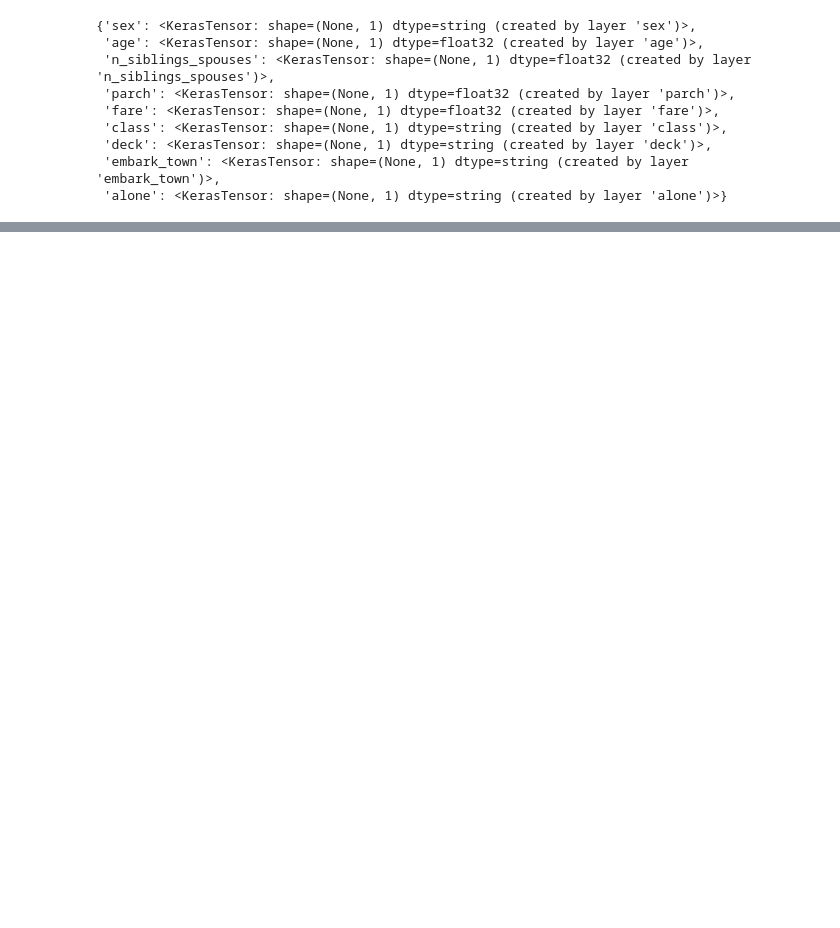
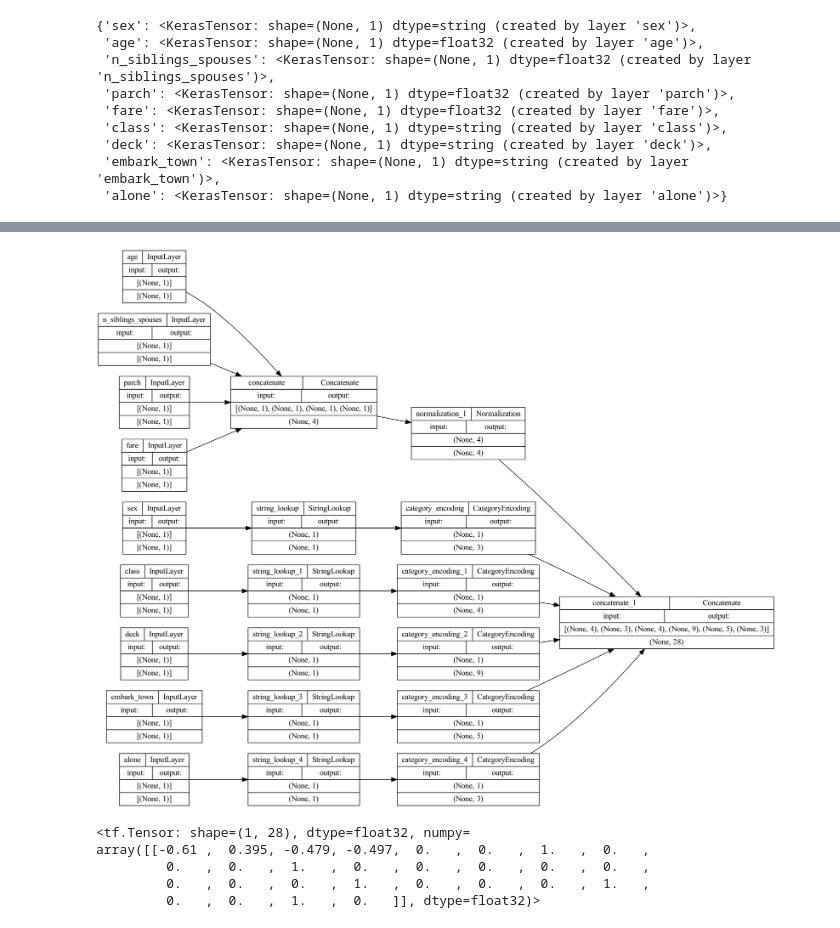
Before and after one commit to cswnote/tf25, a Jupyter notebook: tutorial Load CSV data.ipynb, the cells around one changed output, grey strips where cells are left out. Cells and saved outputs as stored; diff of their text form; code cells hidden in the pictures; blank space fills up the shorter version.

```diff
--- a/tutorial Load CSV data.ipynb
+++ b/tutorial Load CSV data.ipynb
@@ -190 +151,20 @@ all_numeric_inputs
 <KerasTensor: shape=(None, 4) dtype=float32 (created by layer 'normalization_1')>
+# %%
+# # normalize 된 tf.dtype
+preprocessed_inputs = [all_numeric_inputs]
+# %%
+for name, input in inputs.items():
+    if input.dtype == tf.float32:
+        continue
+    print(name)
+    # # df[name]의 단어를 lookup으로 만들고
+    lookup = layers.StringLookup(vocabulary=np.unique(titanic_features[name]))
+    # # lookup을 one-hot encoding 하는 것
+    one_hot = layers.CategoryEncoding(num_tokens=lookup.vocabulary_size())
+
+    # # 만들어진 해당 name에 대한 lookup을 tf.dtype으로 만들어둔 inputs[name] 에 적용한 후, one_hot encodding
+    x = lookup(input)
+    x = one_hot(x)
+
+    # # integer indices & one-hot encodding 된 tf.string형태의 layer를 추가
+    preprocessed_inputs.append(x)
@@ -190,0 +186,2 @@ all_numeric_inputs
+# %%
+preprocessed_inputs_cat = layers.Concatenate()(preprocessed_inputs)
@@ -190,0 +198,6 @@ all_numeric_inputs
+# %%
+titanic_preprocessing = tf.keras.Model(inputs, preprocessed_inputs_cat)
+# %%
+tf.keras.utils.plot_model(model=titanic_preprocessing, rankdir='LR', dpi=150, show_shapes=True)
+# %% [output]
+[figure, added]
@@ -190,0 +206,9 @@ all_numeric_inputs
+# %%
+features_dict = {name: value[:1] for name, value in titanic_features_dict.items()}
+titanic_preprocessing(features_dict)
+# %% [output]
+<tf.Tensor: shape=(1, 28), dtype=float32, numpy=
+array([[-0.61 ,  0.395, -0.479, -0.497,  0.   ,  0.   ,  1.   ,  0.   ,
+         0.   ,  0.   ,  1.   ,  0.   ,  0.   ,  0.   ,  0.   ,  0.   ,
+         0.   ,  0.   ,  0.   ,  1.   ,  0.   ,  0.   ,  0.   ,  1.   ,
+         0.   ,  0.   ,  1.   ,  0.   ]], dtype=float32)>
```
Also changed, not shown: parts of 26 cells of this notebook.
